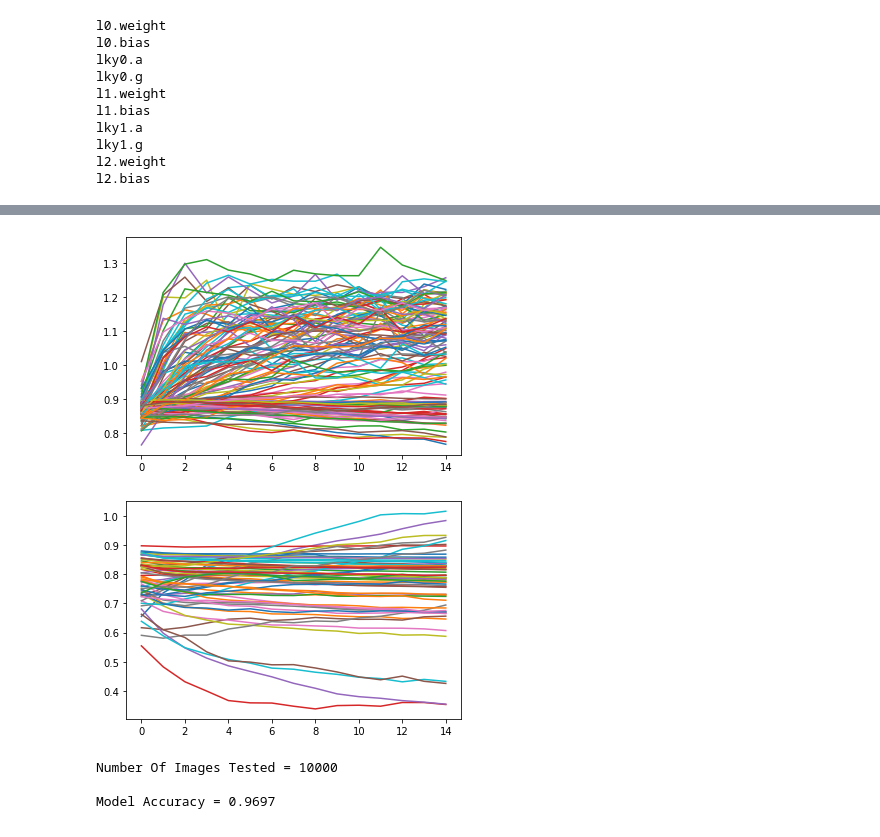
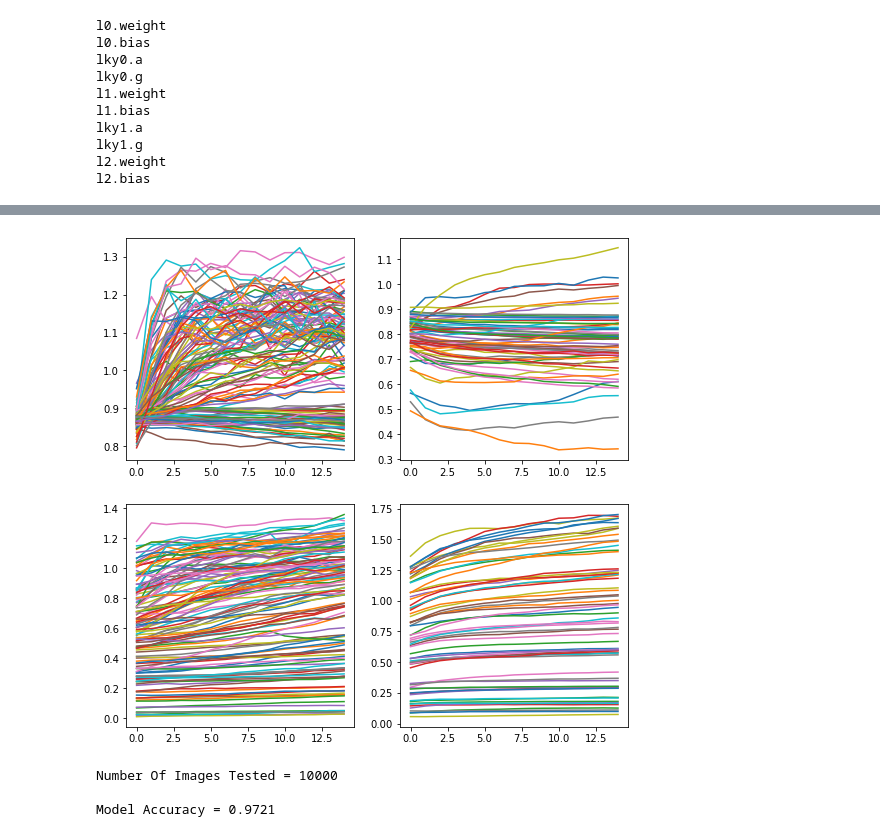
Before and after one commit to BrianWhiteaker/exESN, a Jupyter notebook: leaky_test.ipynb, the cells around one changed output, grey strips where cells are left out. Cells and saved outputs as stored; diff of their text form; code cells hidden in the pictures.

```diff
--- a/leaky_test.ipynb
+++ b/leaky_test.ipynb
@@ -14,8 +14,8 @@ class Leaky_Tanh(nn.Module):
         super(Leaky_Tanh,self).__init__()
         self.a = Parameter(torch.mul(torch.ones(1,N),.9))
         self.g = Parameter(torch.rand(1,N))
-    def forward(self, x):
-        return (1-self.a)*x + self.a*self.g*torch.tanh(x)
+    def forward(self, x, z):
+        return (1-self.a)*x + self.a*self.g*torch.tanh(x+z)
 # %%
 import numpy as np
 import torchvision
@@ -87,6 +87,9 @@ images = images.view(images.shape[0], -1)
 # %%
 a0_list = []
 a1_list = []
+
+g0_list = []
+g1_list = []
 
 optimizer = optim.SGD(model.parameters(), lr=0.01, momentum=0.9)
 time0 = time()
@@ -115,5 +118,8 @@ for e in range(epochs):
         a0_list.append(model.lky0.a.data.detach().cpu().numpy()[0])
         a1_list.append(model.lky1.a.data.detach().cpu().numpy()[0])
 
+        g0_list.append(model.lky0.g.data.detach().cpu().numpy()[0])
+        g1_list.append(model.lky1.g.data.detach().cpu().numpy()[0])
+
 print("\nTraining Time (in minutes) =",(time()-time0)/60)
 # %% [output]
@@ -137,15 +143,25 @@ Training Time (in minutes) = 2.4171622077624004
 # %%
+plt.figure(figsize=(9,9))
+
 a0 = np.array(a0_list)
-plt.plot(a0)
+ax1 = plt.subplot(221)
+ax1.plot(a0)
+
+a1 = np.array(a1_list)
+ax2 = plt.subplot(222)
+ax2.plot(a1)
+
+g0 = np.array(g0_list)
+ax3 = plt.subplot(223)
+ax3.plot(g0)
+
+g1 = np.array(g1_list)
+ax4 = plt.subplot(224)
+ax4.plot(g1)
+
 plt.show()
 # %% [output]
-[figure, old version]
+[figure, new version]
-# %%
-a1 = np.array(a1_list)
-plt.plot(a1)
-plt.show()
-# %% [output]
-[figure, removed]
 # %%
 correct_count, all_count = 0, 0
 for images,labels in valloader:
@@ -172,4 +188,4 @@ print("\nModel Accuracy =", (correct_count/all_count))
 # %% [output]
 Number Of Images Tested = 10000
 
-Model Accuracy = 0.9697
+Model Accuracy = 0.9721
```
Also changed, not shown: parts of 1 cell of this notebook, 1 other file.
